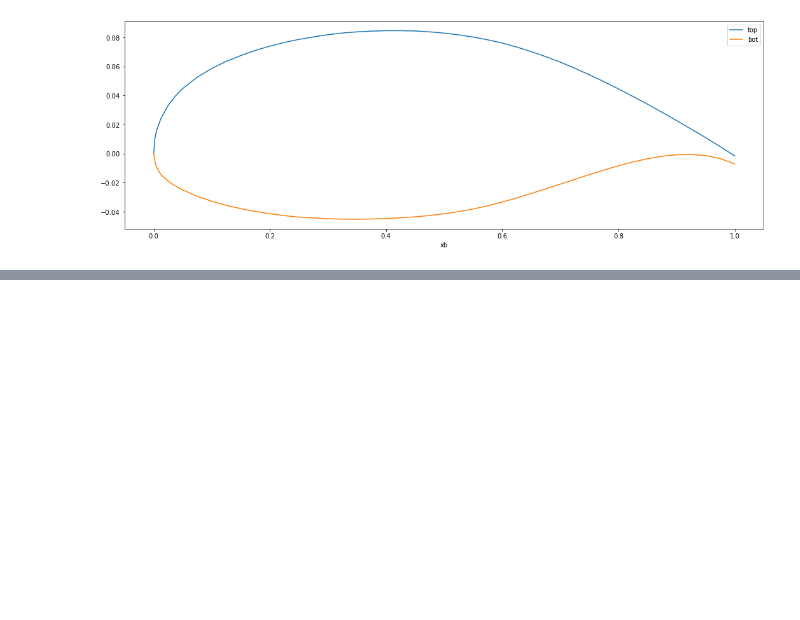
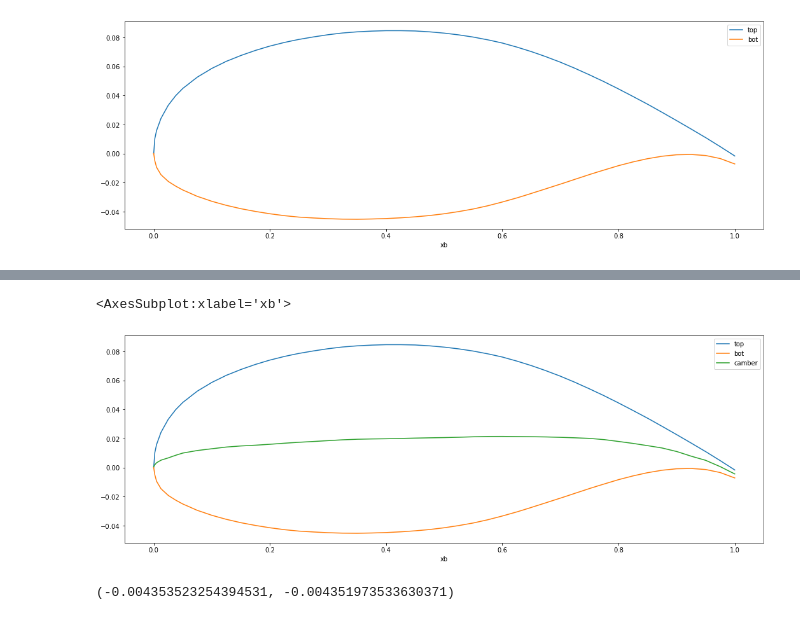
Before and after one commit to dmkeijzer/RBDOWigeon-paper, a Jupyter notebook: structures/NewBox.ipynb, the cells around one changed output, grey strips where cells are left out. Saved outputs shown, nothing was run; the diff lists cells and outputs as text; code cells hidden in the pictures; blank space fills up the shorter version.

```diff
--- a/structures/NewBox.ipynb
+++ b/structures/NewBox.ipynb
@@ -36,6 +36,9 @@ lin.fit(poly.fit_transform(df.index.to_numpy().reshape(-1, 1)), df[['top', 'bot'
 df[['ptop', 'pbot']] = lin.predict(poly.transform(df.index.to_numpy().reshape(-1, 1)))
 # %%
 from MathFunctions.Polynomial import Polynomial
-top = Polynomial([lin.intercept_[0]] + list(lin.coef_[0]), symbol='\\left(\\frac{x}{c}\\right)')
-show(top)
+top = Polynomial([lin.intercept_[0] + lin.coef_[0][0]] + list(lin.coef_[0][1:]), symbol='\\left(\\frac{x}{c}\\right)')
+bot = Polynomial([lin.intercept_[1] + lin.coef_[1][0]] + list(lin.coef_[1][1:]), symbol='\\left(\\frac{x}{c}\\right)')
+camber = (top + bot) / 2
+df['camber'] = camber(df.index.to_numpy())
+df.plot(figsize=(18, 6), y=['top', 'bot', 'camber'])
 # %% [output]
@@ -42,0 +45,6 @@ $\displaystyle 1(2580658450.8185105\left(\frac{x}{c}\right)^{0} + -2580658450.81
+<AxesSubplot:xlabel='xb'>
+[figure, added]
+# %%
+sum([top(1), bot(1)])/2,  camber(1)
+# %% [output]
+(-0.004353523254394531, -0.004351973533630371)
```
Also changed, not shown: parts of 1 cell of this notebook.
